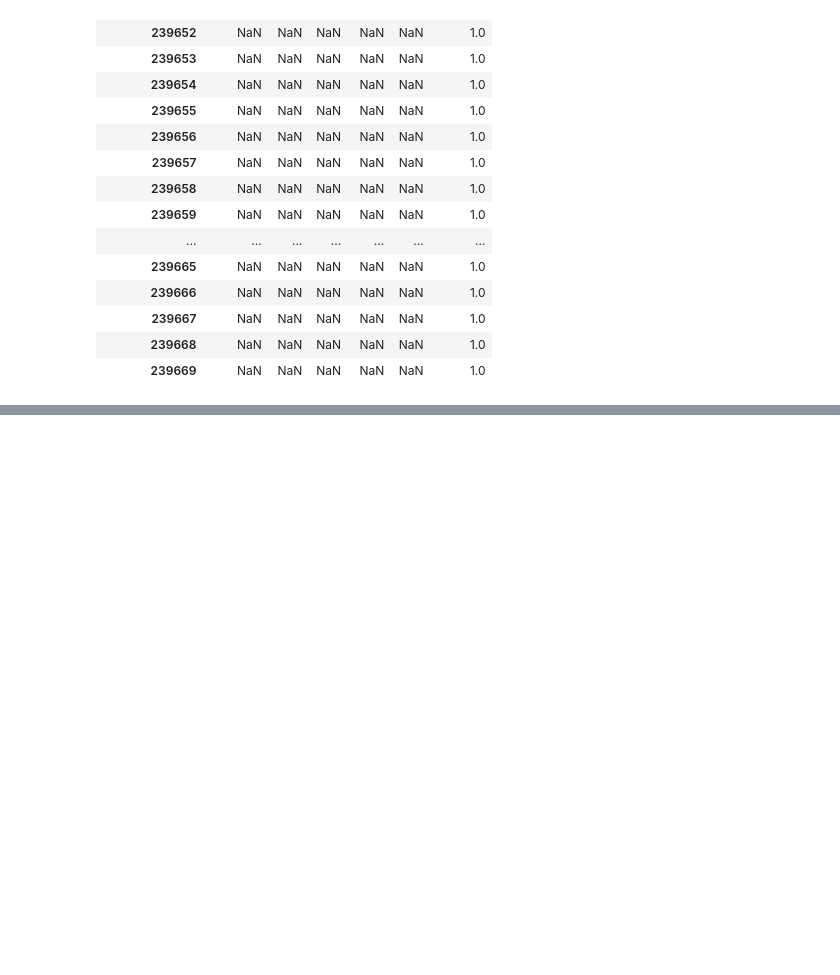
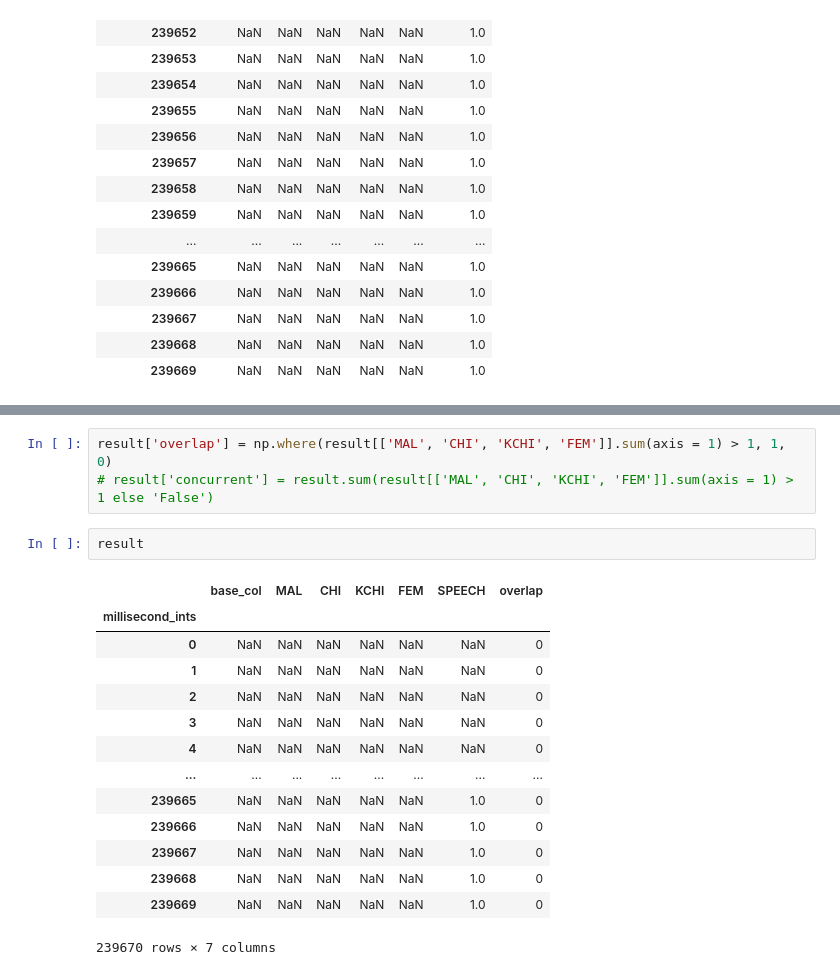
Before and after one commit to raybuhr/teacherprints, a Jupyter notebook: millisecond_index.ipynb, the cells around one changed output, grey strips where cells are left out. Cells and saved outputs as stored; diff of their text form; blank space fills up the shorter version.

```diff
--- a/millisecond_index.ipynb
+++ b/millisecond_index.ipynb
@@ -416,3 +492,23 @@ result.tail(20)
+# %%
+result['overlap'] = np.where(result[['MAL', 'CHI', 'KCHI', 'FEM']].sum(axis = 1) > 1, 1, 0)
+# result['concurrent'] = result.sum(result[['MAL', 'CHI', 'KCHI', 'FEM']].sum(axis = 1) > 1 else 'False')
+# %%
+result
+# %% [output]
+|  | base_col | MAL | CHI | KCHI | FEM | SPEECH | overlap |
+| millisecond_ints |  |  |  |  |  |  |  |
+| 0 | NaN | NaN | NaN | NaN | NaN | NaN | 0 |
+| 1 | NaN | NaN | NaN | NaN | NaN | NaN | 0 |
+| 2 | NaN | NaN | NaN | NaN | NaN | NaN | 0 |
+| 3 | NaN | NaN | NaN | NaN | NaN | NaN | 0 |
+| 4 | NaN | NaN | NaN | NaN | NaN | NaN | 0 |
+| ... | ... | ... | ... | ... | ... | ... | ... |
+| 239665 | NaN | NaN | NaN | NaN | NaN | 1.0 | 0 |
+| 239666 | NaN | NaN | NaN | NaN | NaN | 1.0 | 0 |
+| 239667 | NaN | NaN | NaN | NaN | NaN | 1.0 | 0 |
+| 239668 | NaN | NaN | NaN | NaN | NaN | 1.0 | 0 |
+| 239669 | NaN | NaN | NaN | NaN | NaN | 1.0 | 0 |
+239670 rows × 7 columns
 # %%
 result.describe()
 # %% [output]
```
Also changed, not shown: parts of 5 cells of this notebook.
